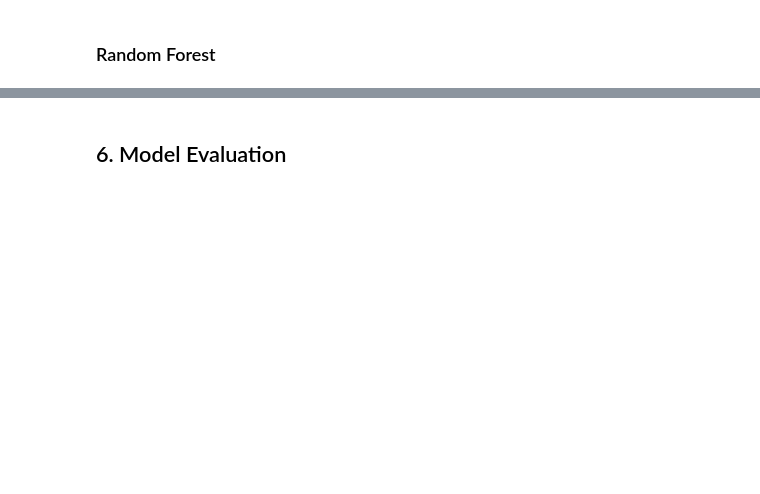
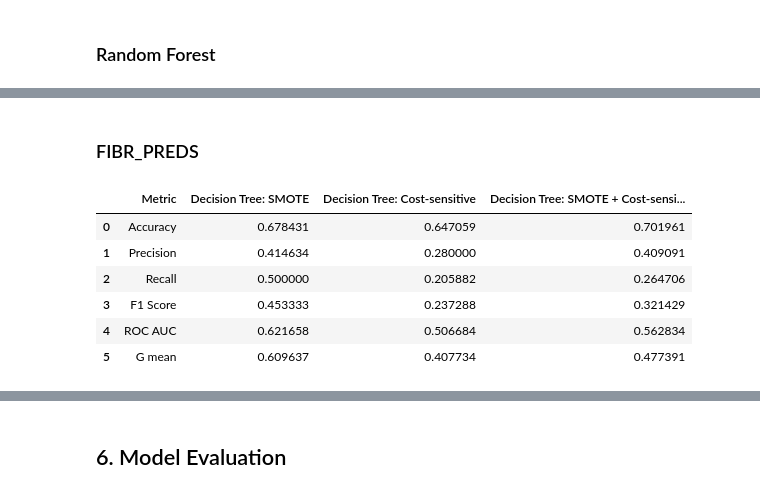
Before and after one commit to danghaidang04/Myocardial_Infraction_Complications_Analysis, a Jupyter notebook: main.ipynb, the cells around one changed output, grey strips where cells are left out. Saved outputs shown, nothing was run; the diff lists cells and outputs as text; code cells hidden in the pictures; blank space fills up the shorter version.

```diff
--- a/main.ipynb
+++ b/main.ipynb
@@ -564,0 +686,19 @@ for name, param in grid_search.best_estimator_.get_params().items():
+# %% [markdown]
+### FIBR_PREDS
+# %%
+results_fibr_preds = {"Metric": ["Accuracy", "Precision", "Recall", "F1 Score", "ROC AUC", "G mean"],
+               "Decision Tree: SMOTE": results_SMOTE_balanced["FIBR_PREDS"],
+               "Decision Tree: Cost-sensitive": results_cost_sensitive["FIBR_PREDS"],
+               "Decision Tree: SMOTE + Cost-sensitive": results_SMOTE_cost_sensitive["FIBR_PREDS"]}
+results_fibr_preds = pd.DataFrame(results_fibr_preds)
+results_fibr_preds.columns = ["Metric", "Decision Tree: SMOTE", "Decision Tree: Cost-sensitive", "Decision Tree: SMOTE + Cost-sensitive"]
+
+results_fibr_preds
+# %% [output]
+|  | Metric | Decision Tree: SMOTE | Decision Tree: Cost-sensitive | Decision Tree: SMOTE + Cost-sensi... |
+| 0 | Accuracy | 0.678431 | 0.647059 | 0.701961 |
+| 1 | Precision | 0.414634 | 0.280000 | 0.409091 |
+| 2 | Recall | 0.500000 | 0.205882 | 0.264706 |
+| 3 | F1 Score | 0.453333 | 0.237288 | 0.321429 |
+| 4 | ROC AUC | 0.621658 | 0.506684 | 0.562834 |
+| 5 | G mean | 0.609637 | 0.407734 | 0.477391 |
```
Also changed, not shown: parts of 21 cells of this notebook.
